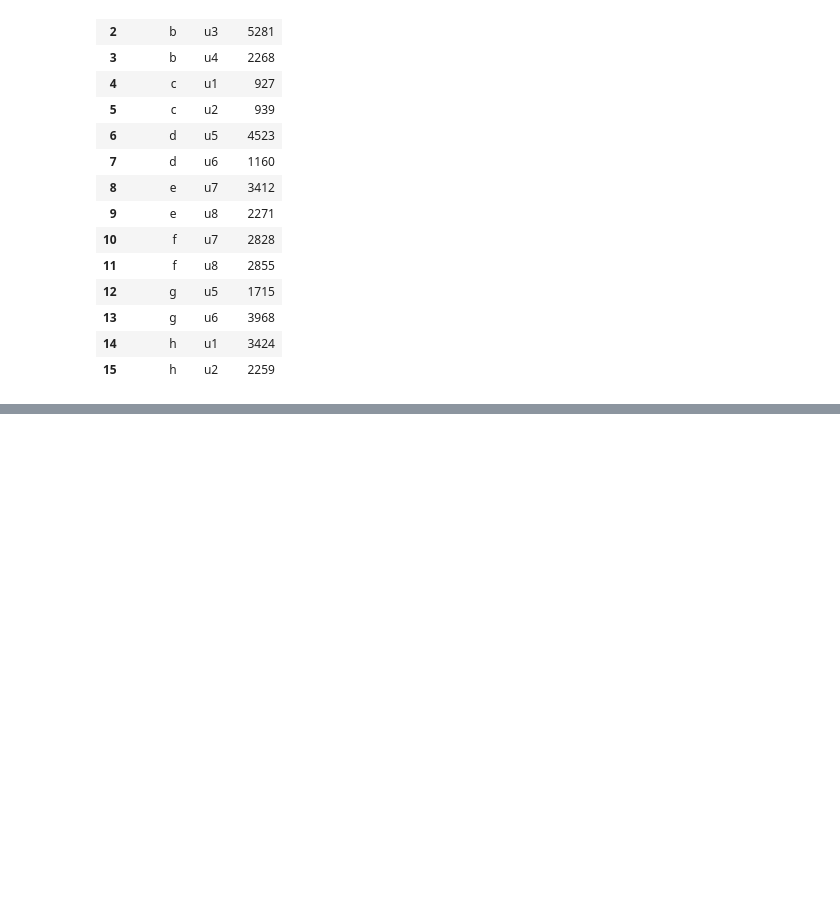
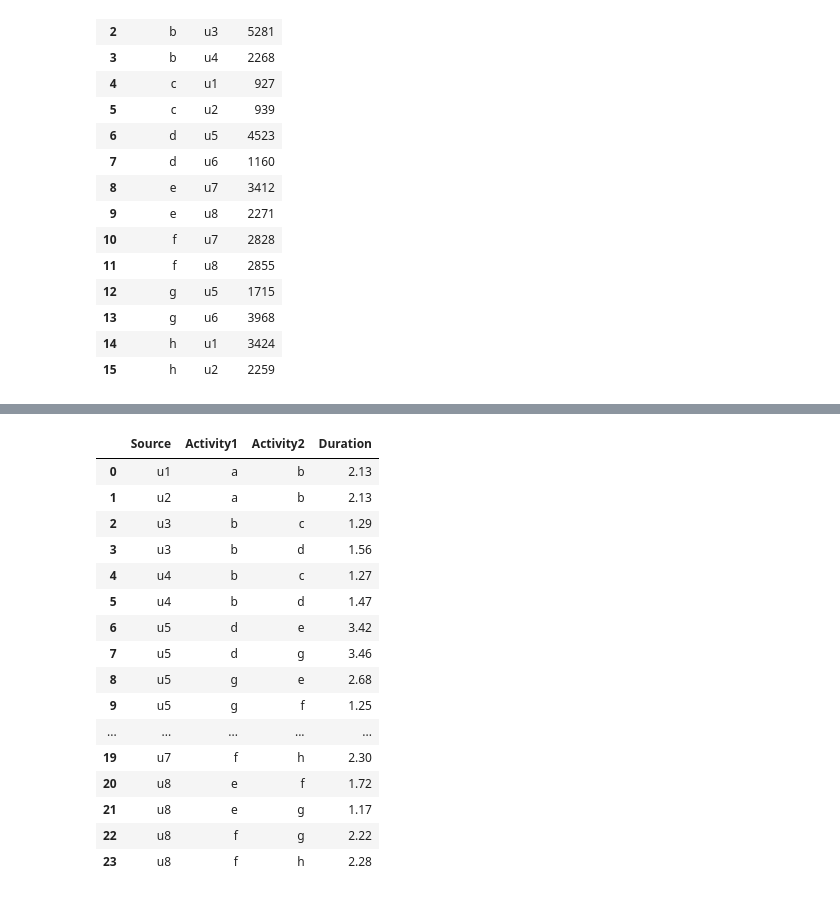
Before and after one commit to nkwachiabel/Process-Mining-A-Primer, a Jupyter notebook: Process Mining 2.ipynb, the cells around one changed output, grey strips where cells are left out. Cells and saved outputs as stored; diff of their text form; code cells hidden in the pictures; blank space fills up the shorter version.

```diff
--- a/Process Mining 2.ipynb
+++ b/Process Mining 2.ipynb
@@ -635 +615,28 @@ ZA
 [drawing not drawn]
+# %%
+# Average time a user spends on each activity
+sortnewtime4 = sortnewtime.copy()
+sortnewtime4 = sortnewtime4[['Source','Activity1','Activity2','Duration']]
+sortnewtime4['Duration'] = sortnewtime4['Duration'].apply(lambda x: round(x.total_seconds(),0))
+
+sortnewtime4 = sortnewtime4.groupby(['Source','Activity1','Activity2']).mean().reset_index()
+sortnewtime4['Duration'] = round(sortnewtime4['Duration']/86400,2)
+sortnewtime4
+# %% [output]
+|  | Source | Activity1 | Activity2 | Duration |
+| 0 | u1 | a | b | 2.13 |
+| 1 | u2 | a | b | 2.13 |
+| 2 | u3 | b | c | 1.29 |
+| 3 | u3 | b | d | 1.56 |
+| 4 | u4 | b | c | 1.27 |
+| 5 | u4 | b | d | 1.47 |
+| 6 | u5 | d | e | 3.42 |
+| 7 | u5 | d | g | 3.46 |
+| 8 | u5 | g | e | 2.68 |
+| 9 | u5 | g | f | 1.25 |
+| ... | ... | ... | ... | ... |
+| 19 | u7 | f | h | 2.30 |
+| 20 | u8 | e | f | 1.72 |
+| 21 | u8 | e | g | 1.17 |
+| 22 | u8 | f | g | 2.22 |
+| 23 | u8 | f | h | 2.28 |
```
Also changed, not shown: parts of 10 cells of this notebook.
